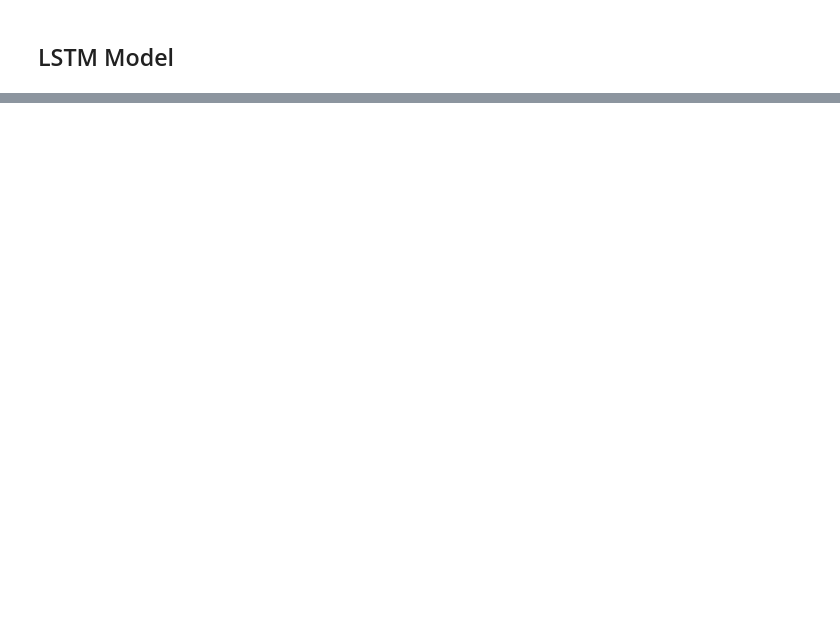
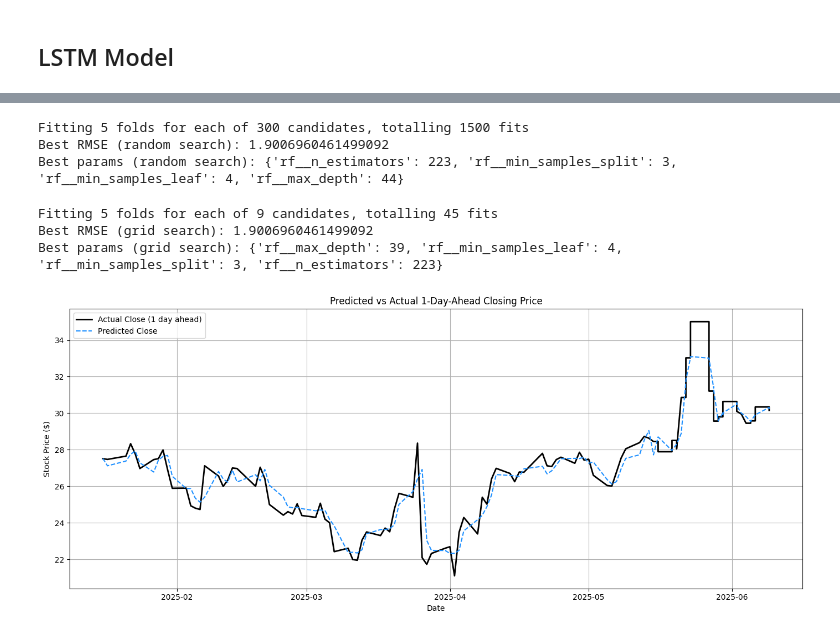
Before and after one commit to grahamjh99/Stock-Seasonality, a Jupyter notebook: EDA.ipynb, the cells around one changed output, grey strips where cells are left out. Cells and saved outputs as stored; diff of their text form; code cells hidden in the pictures; blank space fills up the shorter version.

Commit message:
added streamlit app named app.py and added a 1 day predictor model.

```diff
--- a/EDA.ipynb
+++ b/EDA.ipynb
@@ -631,0 +652,78 @@ joblib.dump(random_search.best_estimator_, "models/best_rf_model.pkl")
+# %%
+param_dist = {
+    'rf__n_estimators':      np.arange(100, 1000),
+    'rf__max_depth':         [None] + list(np.arange(5, 51)),
+    'rf__min_samples_split': np.arange(2,51),
+    'rf__min_samples_leaf':  np.arange(1,11)
+}
+
+random_search = RandomizedSearchCV(
+    estimator = pipe,
+    param_distributions = param_dist,
+    n_iter = 300,
+    cv = tscv,
+    scoring = 'neg_root_mean_squared_error',
+    verbose = 2,
+    n_jobs = -1,
+    random_state = 42
+)
+
+random_search.fit(X, y)
+
+print("Best RMSE (random search):", -random_search.best_score_)
+print("Best params (random search):", random_search.best_params_)
+# %% [output]
+Fitting 5 folds for each of 300 candidates, totalling 1500 fits
+Best RMSE (random search): 1.9006960461499092
+Best params (random search): {'rf__n_estimators': 223, 'rf__min_samples_split': 3, 'rf__min_samples_leaf': 4, 'rf__max_depth': 44}
+# %%
+best_params = random_search.best_params_
+
+param_grid = {
+    'rf__n_estimators': [best_params['rf__n_estimators'] - 100,
+                         best_params['rf__n_estimators'],
+                         best_params['rf__n_estimators'] + 100],
+    'rf__max_depth': [best_params['rf__max_depth'] - 5 if best_params['rf__max_depth'] else None,
+                      best_params['rf__max_depth'],
+                      best_params['rf__max_depth'] + 5 if best_params['rf__max_depth'] else None],
+    'rf__min_samples_split': [best_params['rf__min_samples_split']],
+    'rf__min_samples_leaf':  [best_params['rf__min_samples_leaf']]
+}
+
+# Clean None-related values
+param_grid['rf__max_depth'] = [x for x in param_grid['rf__max_depth'] if x is not None]
+
+grid_search = GridSearchCV(
+    estimator = pipe,
+    param_grid = param_grid,
+    cv = tscv,
+    scoring = 'neg_root_mean_squared_error',
+    verbose = 2,
+    n_jobs = -1
+)
+
+grid_search.fit(X, y)
+
+print("Best RMSE (grid search):", -grid_search.best_score_)
+print("Best params (grid search):", grid_search.best_params_)
+best_model = grid_search.best_estimator_
+# %% [output]
+Fitting 5 folds for each of 9 candidates, totalling 45 fits
+Best RMSE (grid search): 1.9006960461499092
+Best params (grid search): {'rf__max_depth': 39, 'rf__min_samples_leaf': 4, 'rf__min_samples_split': 3, 'rf__n_estimators': 223}
+# %%
+y_pred = grid_search.predict(X)
+pred_series = pd.Series(y_pred, index=X.index)
+# %%
+plt.figure(figsize=(14, 6))
+plt.plot(y.index, y, label='Actual Close (1 day ahead)', color='black', linewidth=2)
+plt.plot(pred_series.index, pred_series, label='Predicted Close', color='dodgerblue', linestyle='--')
+plt.title('Predicted vs Actual 1-Day-Ahead Closing Price')
+plt.xlabel('Date')
+plt.ylabel('Stock Price ($)')
+plt.legend()
+plt.grid(True)
+plt.tight_layout()
+plt.show()
+# %% [output]
+[figure, added]
```
Also changed, not shown: parts of 29 cells of this notebook, 4 other files.
